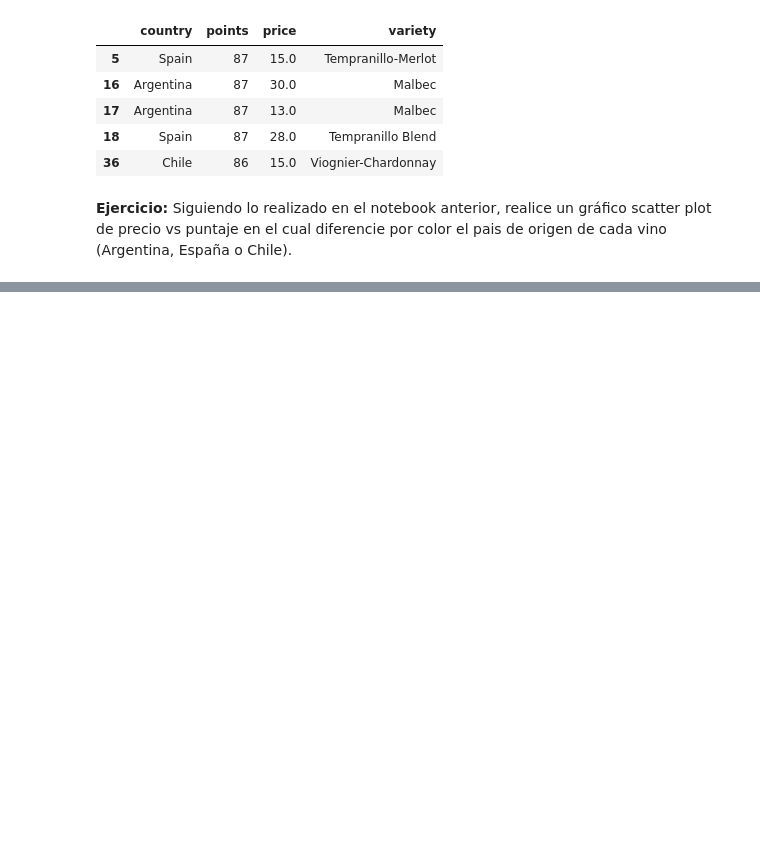
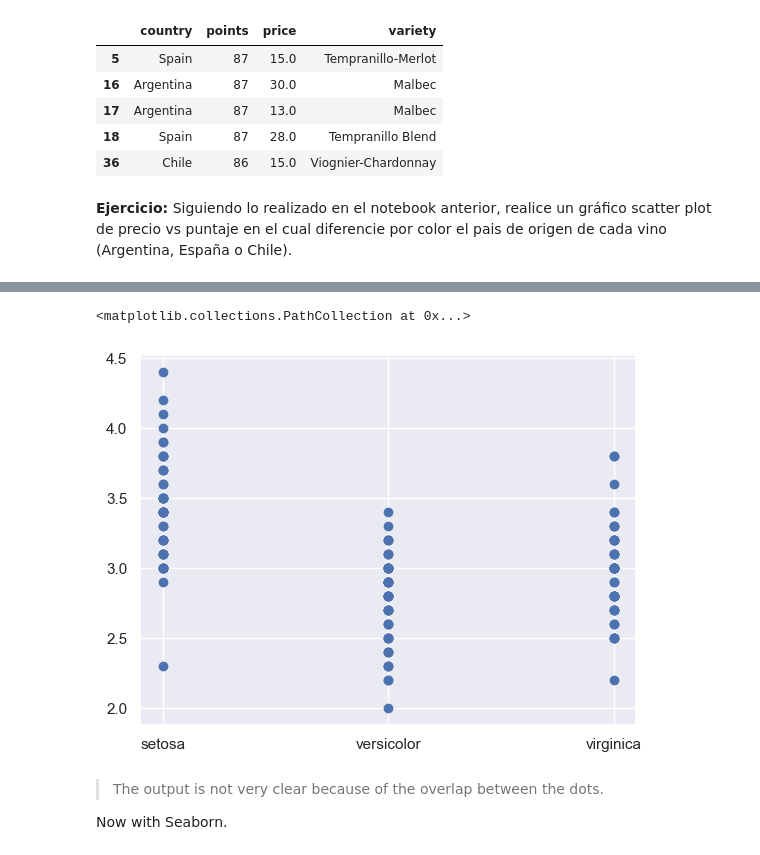
Before and after one commit to Mezgo/Bootcamp, a Jupyter notebook: M5/Clase 7/Seaborn.ipynb, the cells around one changed output, grey strips where cells are left out. Cells and saved outputs as stored; diff of their text form; code cells hidden in the pictures; blank space fills up the shorter version.

Commit message:
Actualizacion en Seaborn

```diff
--- a/M5/Clase 7/Seaborn.ipynb
+++ b/M5/Clase 7/Seaborn.ipynb
@@ -68,0 +99,4 @@ ax.set(xlabel='price', ylabel='points')
+# %%
+irisData = pd.read_csv('iris_dataset.csv')
+irisData.drop(columns=['fila'], inplace=True)
+irisData.head()
@@ -68,0 +119,14 @@ ax.set(xlabel='price', ylabel='points')
+# %%
+spec = irisData['species']
+petalW = irisData['sepal_width']
+
+fig = plt.figure()
+ax = plt.axes()
+ax.scatter(spec, petalW)
+# %% [output]
+<matplotlib.collections.PathCollection at 0x...>
+[figure, added]
+# %% [markdown]
+> The output is not very clear because of the overlap between the dots.
+
+Now with Seaborn.
```
Also changed, not shown: parts of 17 cells of this notebook.
